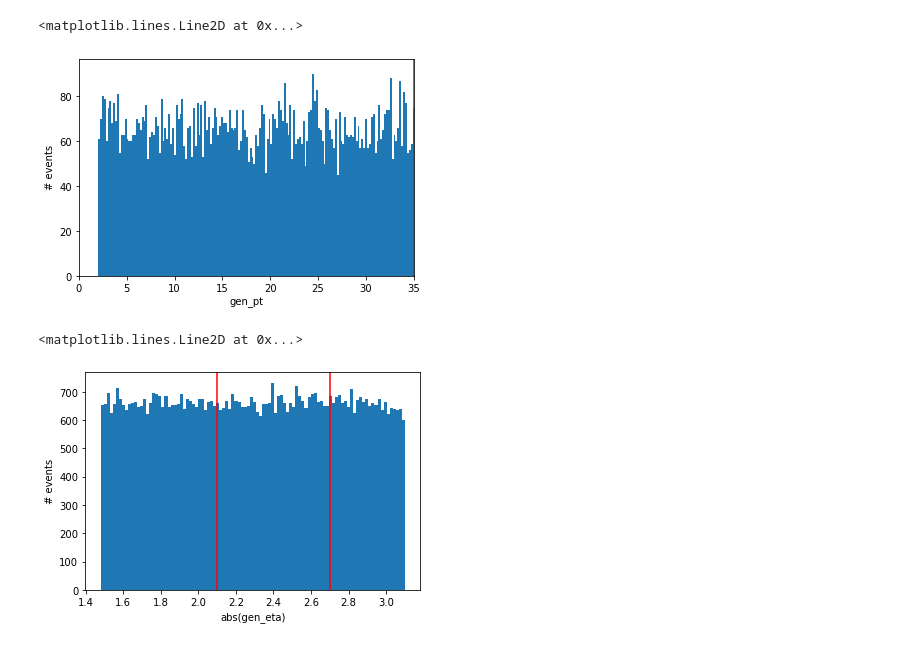
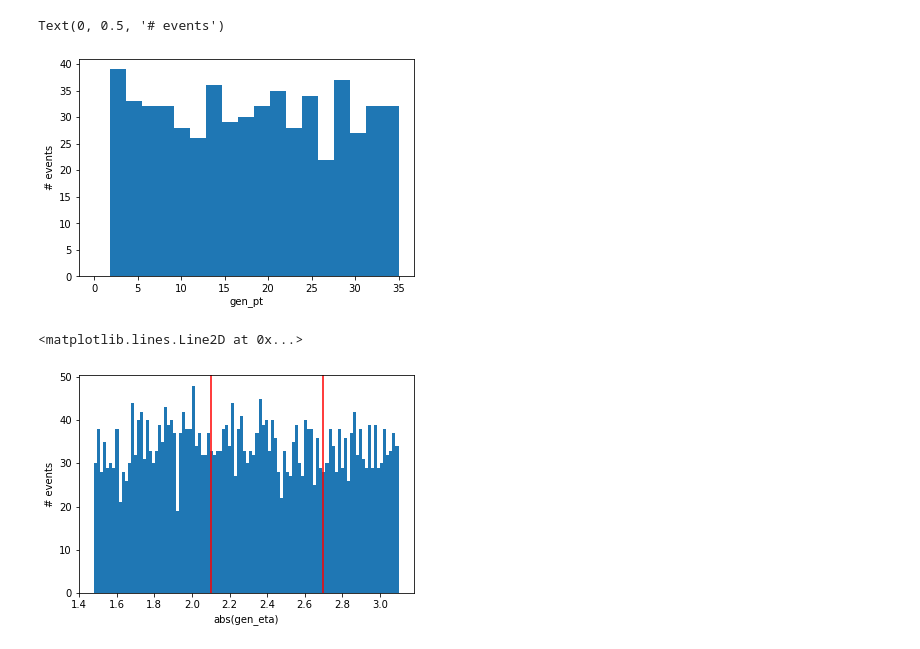
Before and after one commit to rohanshenoy/Ecoder, a Jupyter notebook: TrainingData/dataset_features.ipynb, the cells around one changed output. Saved outputs shown, nothing was run; the diff lists cells and outputs as text; code cells hidden in the pictures.

```diff
--- a/TrainingData/dataset_features.ipynb
+++ b/TrainingData/dataset_features.ipynb
@@ -6,4 +6,11 @@ import pandas as pd
 import os
 
 import matplotlib.pyplot as plt
+import matplotlib as mpl
+mpl.rcParams['figure.dpi'] = 120
+
+import seaborn as sns
+from scipy import stats
+
+from coffea.nanoevents import NanoEventsFactory, BaseSchema
 # %%
@@ -35,5 +42,5 @@ for filename in os.listdir('/ecoderemdvol/EleGun/EPGun-PU200/data/hgcal_ntuples/
 # %%
-signaldomain = '/ecoderemdvol/EleGun/EPGun-PU200/data/hgcal_ntuples/1/ntuple_10.root'
+signaldomain = '/ecoderemdvol/features/ntuple.root'
 signalfile = uproot.open(signaldomain)
 # %%
 events = NanoEventsFactory.from_root(
@@ -65,18 +71,14 @@ plt.axvline(x = 35,color = 'red')
 # %%
-plt.hist(gen_pt_all,1000);
-plt.xlim(0,35)
+plt.hist(gen_pt,bins=np.linspace(0,35,20));
 plt.xlabel('gen_pt')
 plt.ylabel('# events')
-plt.axvline(x = 35,color = 'red')
 # %% [output]
-<matplotlib.lines.Line2D at 0x...>
+Text(0, 0.5, '# events')
-[figure, old version]
+[figure, new version]
 # %%
-plt.hist(abs(gen_eta_all),100);
+plt.hist(abs(gen_eta),100);
 plt.xlabel('abs(gen_eta)')
 plt.ylabel('# events')
-plt.axvline(x = 2.1,color = 'red')
-plt.axvline(x = 2.7,color = 'red')
 # %% [output]
 <matplotlib.lines.Line2D at 0x...>
-[figure, old version]
+[figure, new version]
```
Also changed, not shown: parts of 47 cells of this notebook.
